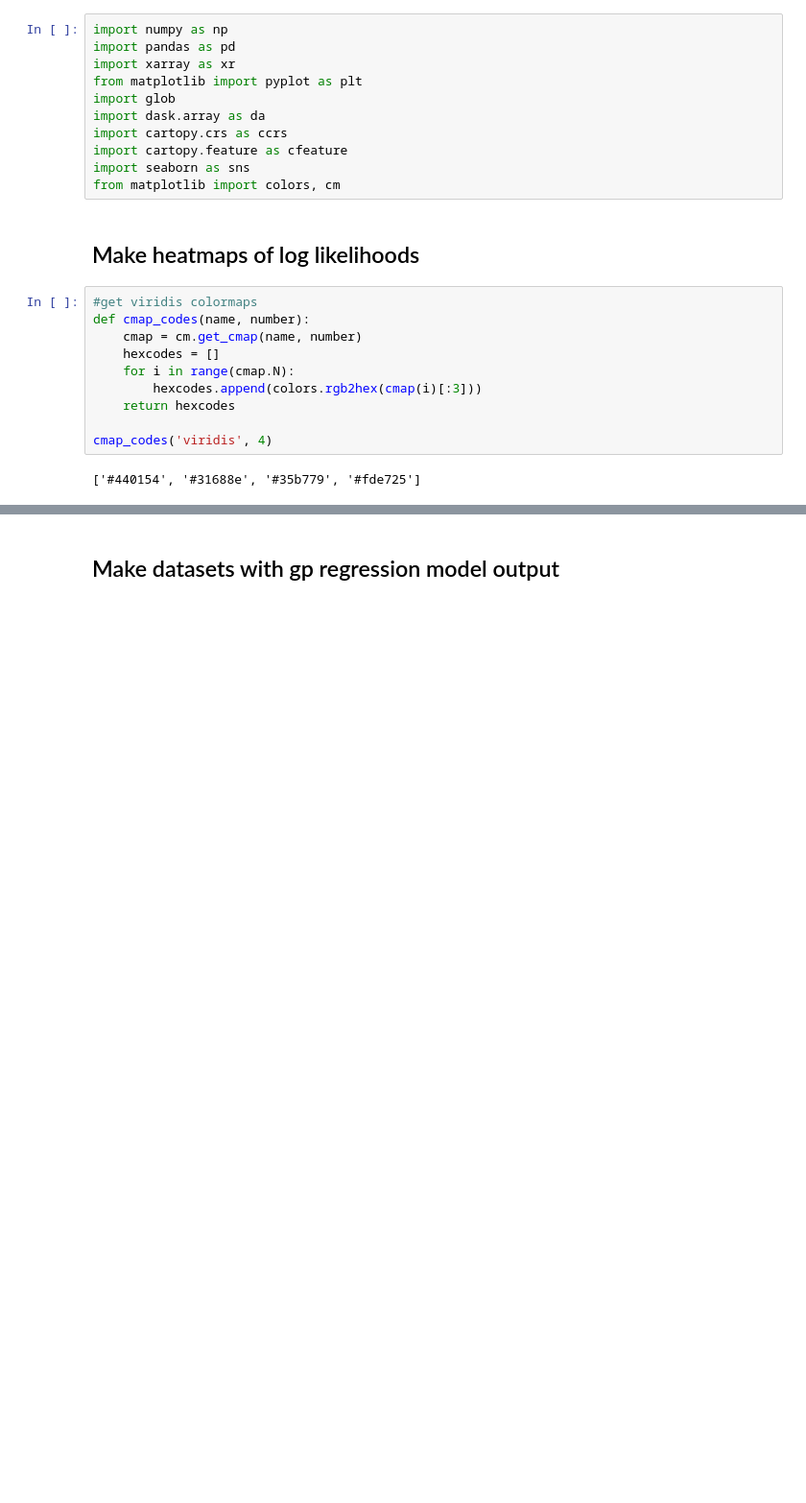
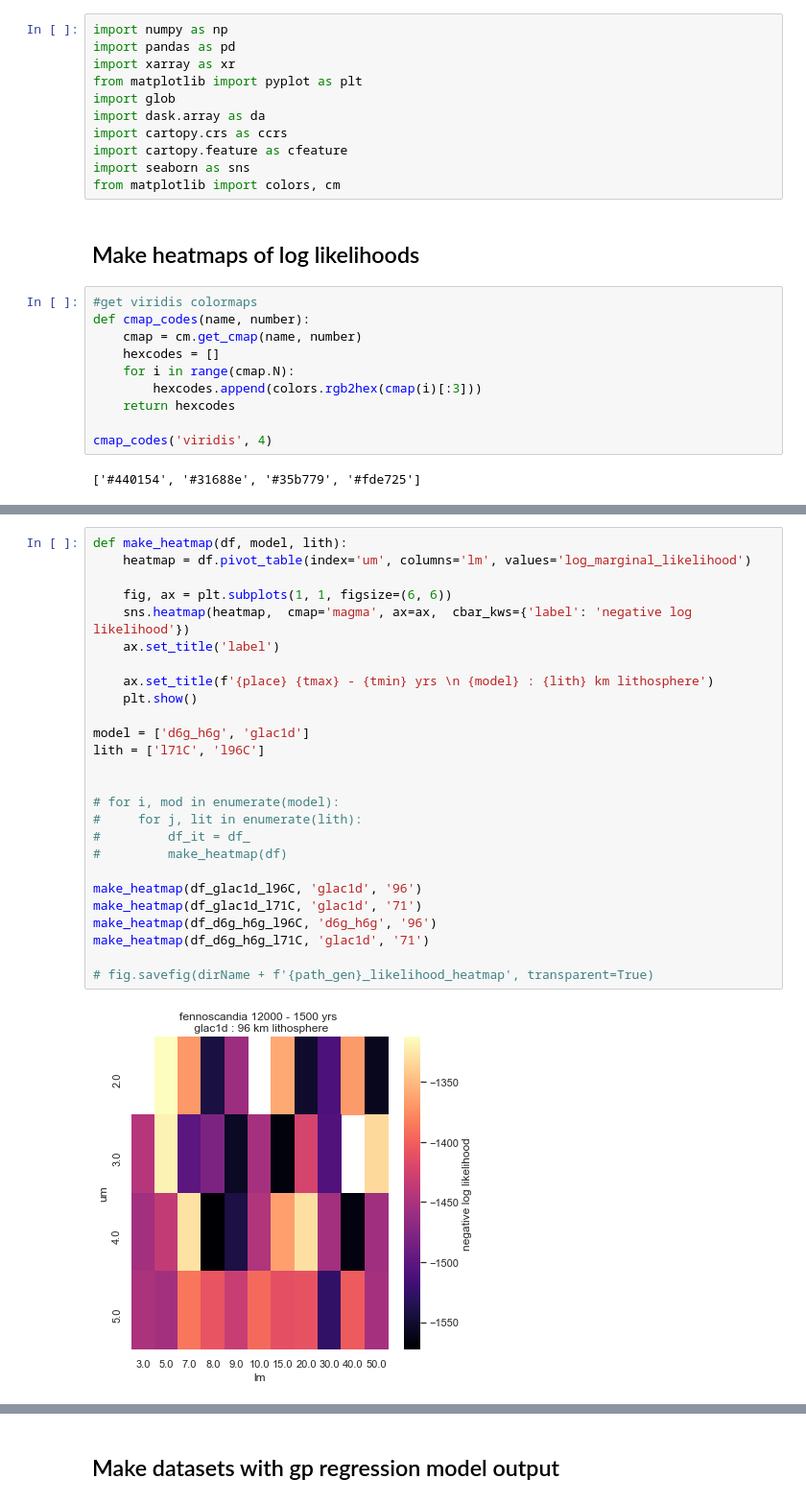
Before and after one commit to rcameronc/Holocene_readv, a Jupyter notebook: readv_postproc.ipynb, the cells around one changed output, grey strips where cells are left out. Shown at 96% size. Drawn from its saved outputs; the diff is of its cells as text; blank space fills up the shorter version.

```diff
--- a/readv_postproc.ipynb
+++ b/readv_postproc.ipynb
@@ -130,0 +102,28 @@ sns.heatmap(heatmap,  cmap='coolwarm', ax=ax,  cbar_kws={'label': 'negative log
+# %%
+def make_heatmap(df, model, lith):
+    heatmap = df.pivot_table(index='um', columns='lm', values='log_marginal_likelihood')
+
+    fig, ax = plt.subplots(1, 1, figsize=(6, 6))
+    sns.heatmap(heatmap,  cmap='magma', ax=ax,  cbar_kws={'label': 'negative log likelihood'})
+    ax.set_title('label')
+
+    ax.set_title(f'{place} {tmax} - {tmin} yrs \n {model} : {lith} km lithosphere')
+    plt.show()
+
+model = ['d6g_h6g', 'glac1d']
+lith = ['l71C', 'l96C']
+
+
+# for i, mod in enumerate(model):
+#     for j, lit in enumerate(lith):
+#         df_it = df_
+#         make_heatmap(df)
+
+make_heatmap(df_glac1d_l96C, 'glac1d', '96')
+make_heatmap(df_glac1d_l71C, 'glac1d', '71')
+make_heatmap(df_d6g_h6g_l96C, 'd6g_h6g', '96')
+make_heatmap(df_d6g_h6g_l71C, 'glac1d', '71')
+
+# fig.savefig(dirName + f'{path_gen}_likelihood_heatmap', transparent=True)
+# %% [output]
+[figure, added]
```
Also changed, not shown: parts of 27 cells of this notebook, 2 other files.
